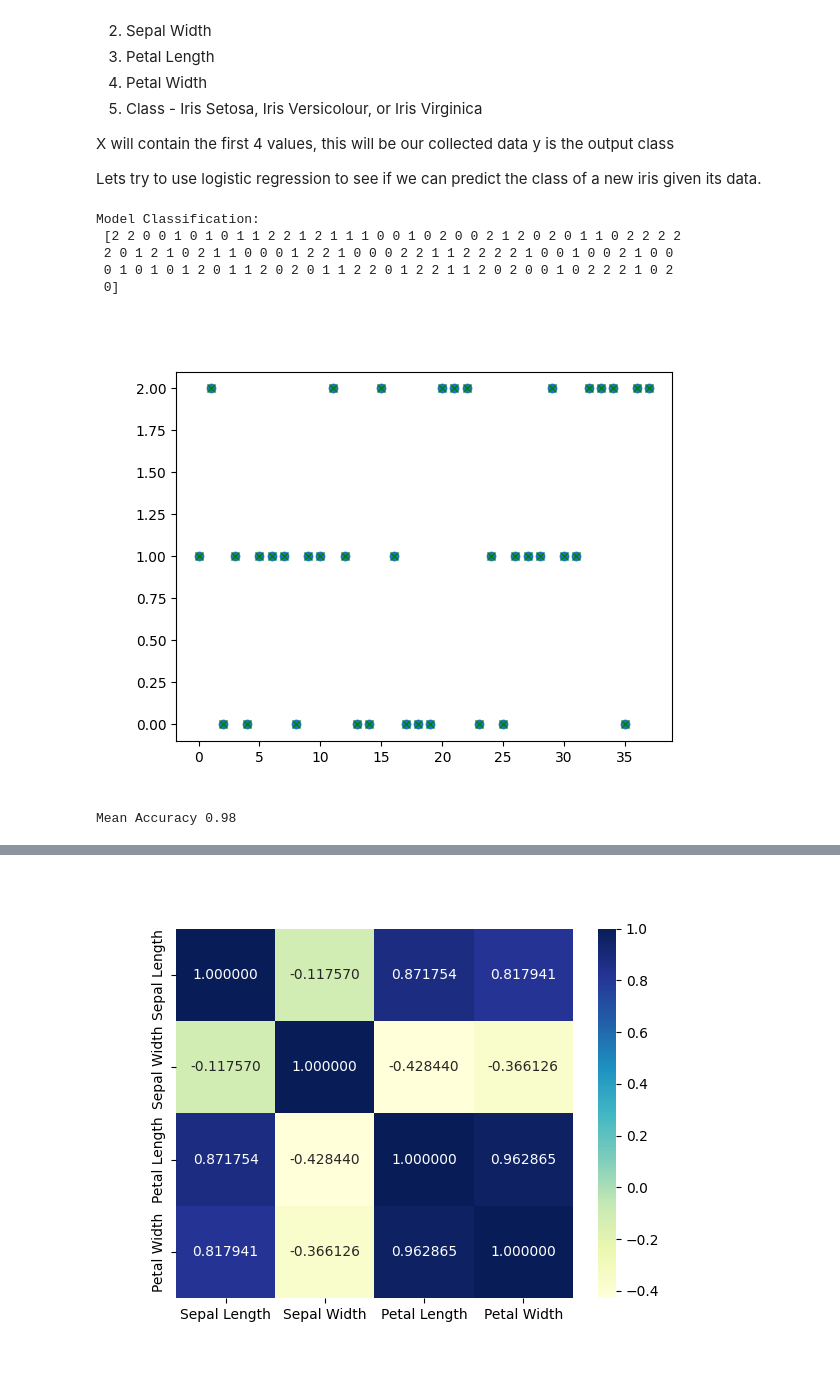
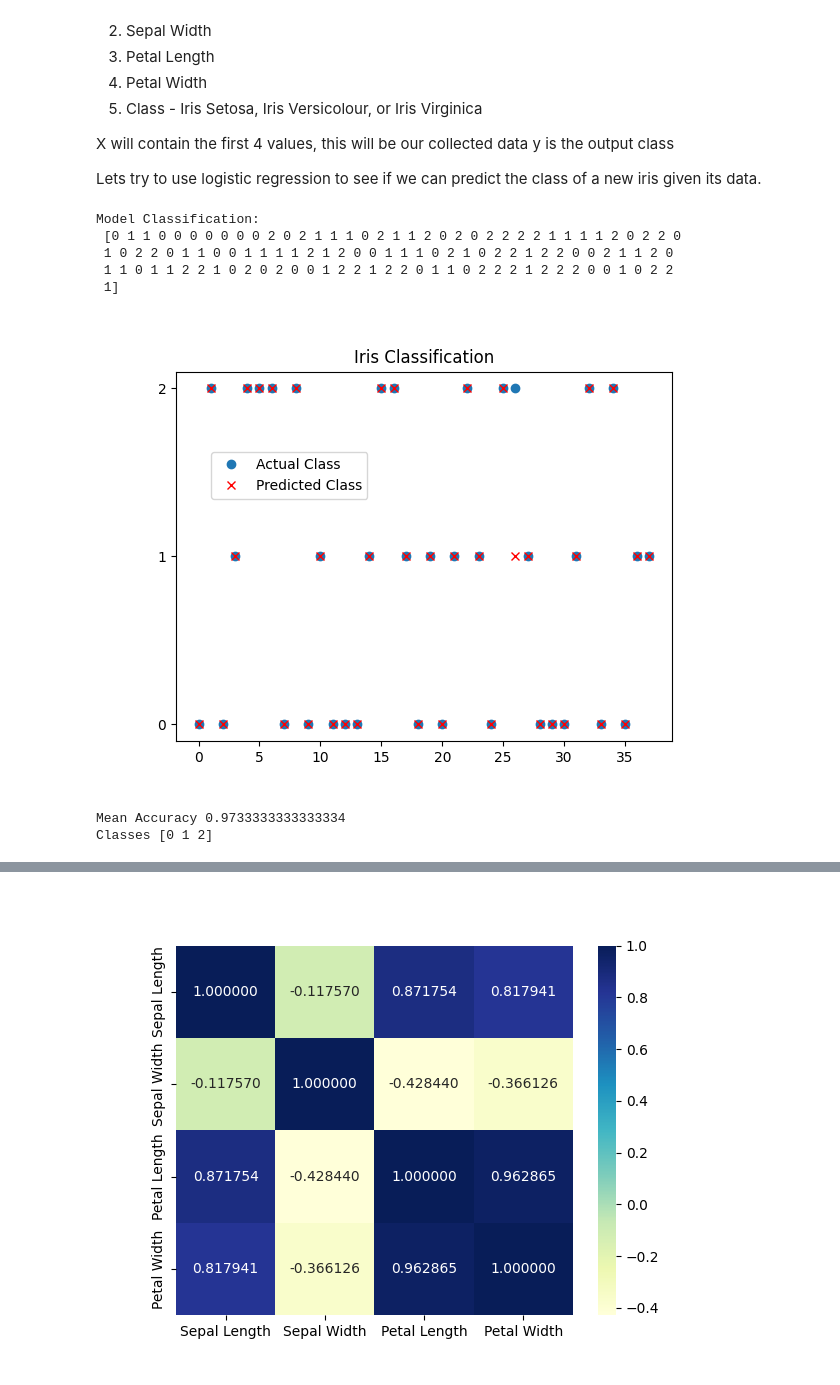
Before and after one commit to NCState-Exploring-Machine-Learning/unit-4-logistic-regression, a Jupyter notebook: logistic-regression.ipynb, the cells around one changed output, grey strips where cells are left out. Drawn from its saved outputs; the diff is of its cells as text; code cells hidden in the pictures.

```diff
--- a/logistic-regression.ipynb
+++ b/logistic-regression.ipynb
@@ -161,29 +186,35 @@ Lets try to use logistic regression to see if we can predict the class of a new
 from sklearn.datasets import load_iris
 
 # Load the Iris Data
-X, y = load_iris(return_X_y=True)
+X_iris, y_iris = load_iris(return_X_y=True)
 
 # Split the data into training and test sets, shuffle the data
-X_train, X_test, y_train, y_test = train_test_split(X, y, random_state=10, test_size=.25, shuffle=True)
-print("Model Classification:\n", y_train)
+X_train_iris, X_test_iris, y_train_iris, y_test_iris = train_test_split(X_iris, y_iris, random_state=12, test_size=.25, shuffle=True)
+print("Model Classification:\n", y_train_iris)
 # %% [output]
 Model Classification:
- [2 2 0 0 1 0 1 0 1 1 2 2 1 2 1 1 1 0 0 1 0 2 0 0 2 1 2 0 2 0 1 1 0 2 2 2 2
- 2 0 1 2 1 0 2 1 1 0 0 0 1 2 2 1 0 0 0 2 2 1 1 2 2 2 2 1 0 0 1 0 0 2 1 0 0
- 0 1 0 1 0 1 2 0 1 1 2 0 2 0 1 1 2 2 0 1 2 2 1 1 2 0 2 0 0 1 0 2 2 2 1 0 2
- 0]
+ [0 1 1 0 0 0 0 0 0 0 2 0 2 1 1 1 0 2 1 1 2 0 2 0 2 2 2 2 1 1 1 1 2 0 2 2 0
+ 1 0 2 2 0 1 1 0 0 1 1 1 1 2 1 2 0 0 1 1 1 0 2 1 0 2 2 1 2 2 0 0 2 1 1 2 0
+ 1 1 0 1 1 2 2 1 0 2 0 2 0 0 1 2 2 1 2 2 0 1 1 0 2 2 2 1 2 2 2 0 0 1 0 2 2
+ 1]
 # %%
 # Fit the training data to train the model
-iris_log_model = LogisticRegression(random_state=0).fit(X_train, y_train)
+iris_log_model = LogisticRegression(random_state=0).fit(X_train_iris, y_train_iris)
 # Then use the data we did not use to train!
-y_out = iris_log_model.predict(X_test)
+y_out = iris_log_model.predict(X_test_iris)
 
 # Plot the Data and Compare
 plt.figure()
-plt.plot(pd.DataFrame(y_out), 'o', pd.DataFrame(y_test), 'gx')
+plt.title("Iris Classification")
+plt.plot(pd.DataFrame(y_out), 'o', pd.DataFrame(y_test_iris), 'rx')
+plt.legend(["Actual Class", "Predicted Class"], bbox_to_anchor=(0.4, 0.8))
+plt.yticks(iris_log_model.classes_)
 plt.show()
 
-print("Mean Accuracy", iris_log_model.score(X, y))
+# Print out some cool stuff
+print("Mean Accuracy", iris_log_model.score(X_iris, y_iris))
+print("Classes", iris_log_model.classes_)
 # %% [output]
-[figure, old version]
+[figure, new version]
-Mean Accuracy 0.98
+Mean Accuracy 0.9733333333333334
+Classes [0 1 2]
```
Also changed, not shown: parts of 15 cells of this notebook, 2 other files.
